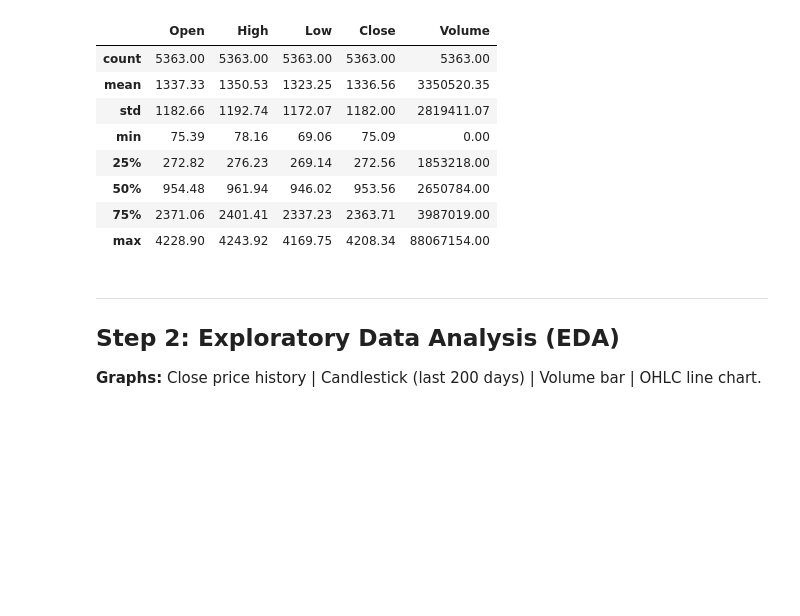
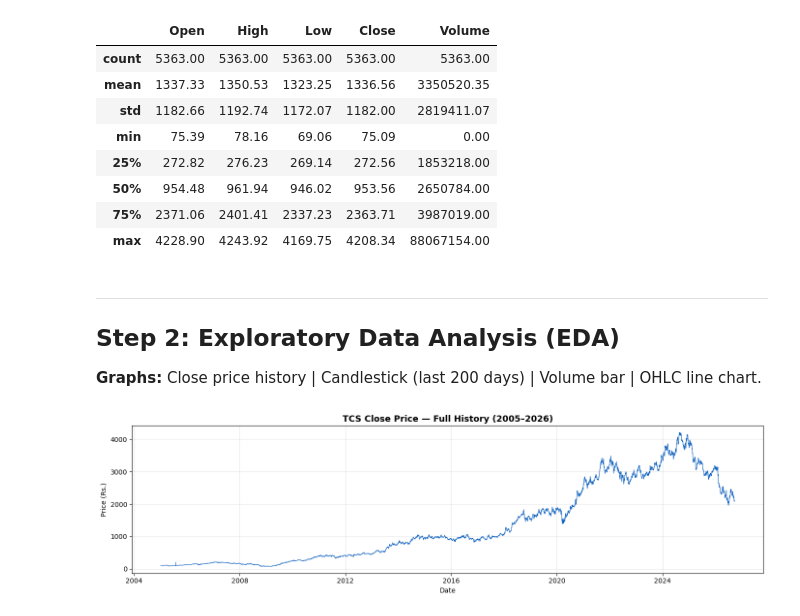
Before and after one commit to rishika790/AI-PORTFOLIO, a Jupyter notebook: DL_GRU_OHLCV_vs_Indicators.ipynb, the cells around one changed output. Saved outputs shown, nothing was run; the diff lists cells and outputs as text; code cells hidden in the pictures; blank space fills up the shorter version.

Commit message:
code: cell 10 — # Full history Close price

```diff
--- a/DL_GRU_OHLCV_vs_Indicators.ipynb
+++ b/DL_GRU_OHLCV_vs_Indicators.ipynb
@@ -109,3 +109,12 @@ Dataset Statistics:
 ---
 ## Step 2: Exploratory Data Analysis (EDA)
 **Graphs:** Close price history | Candlestick (last 200 days) | Volume bar | OHLC line chart.
+# %%
+# Full history Close price
+plt.figure(figsize=(14, 4))
+plt.plot(df['Close'], color='#1565C0', lw=0.8)
+plt.title('TCS Close Price — Full History (2005–2026)', fontsize=13, fontweight='bold')
+plt.xlabel('Date'); plt.ylabel('Price (Rs.)')
+plt.grid(True, alpha=0.3); plt.tight_layout(); plt.show()
+# %% [output]
+[figure, added]
```
